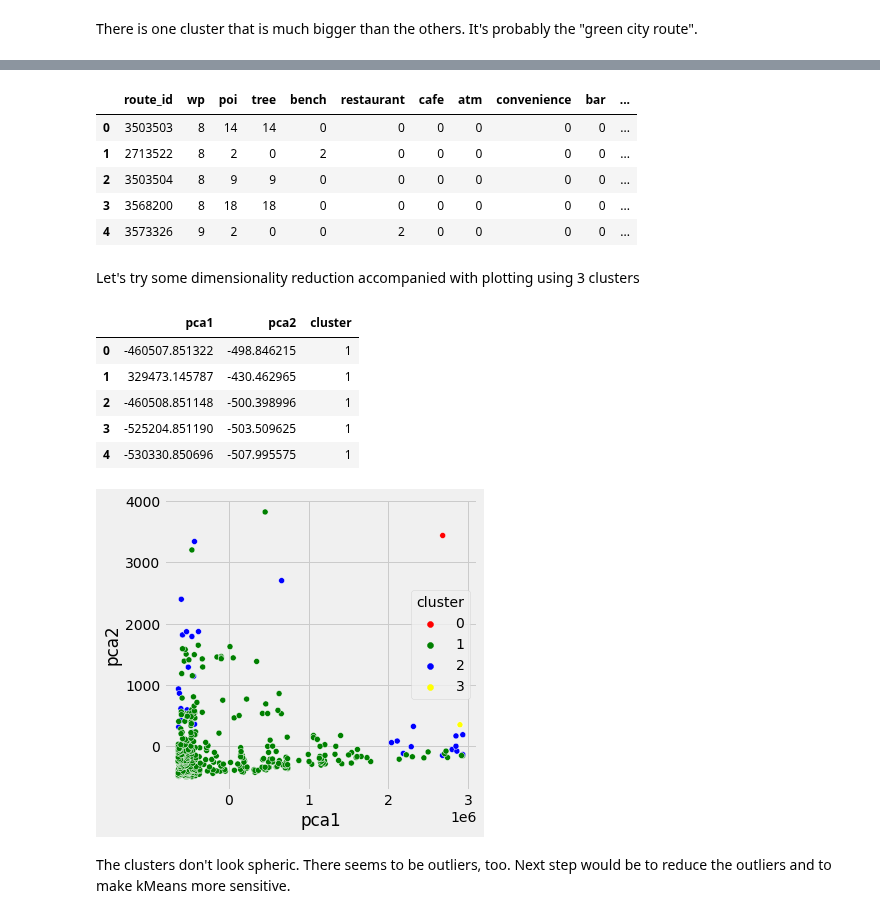
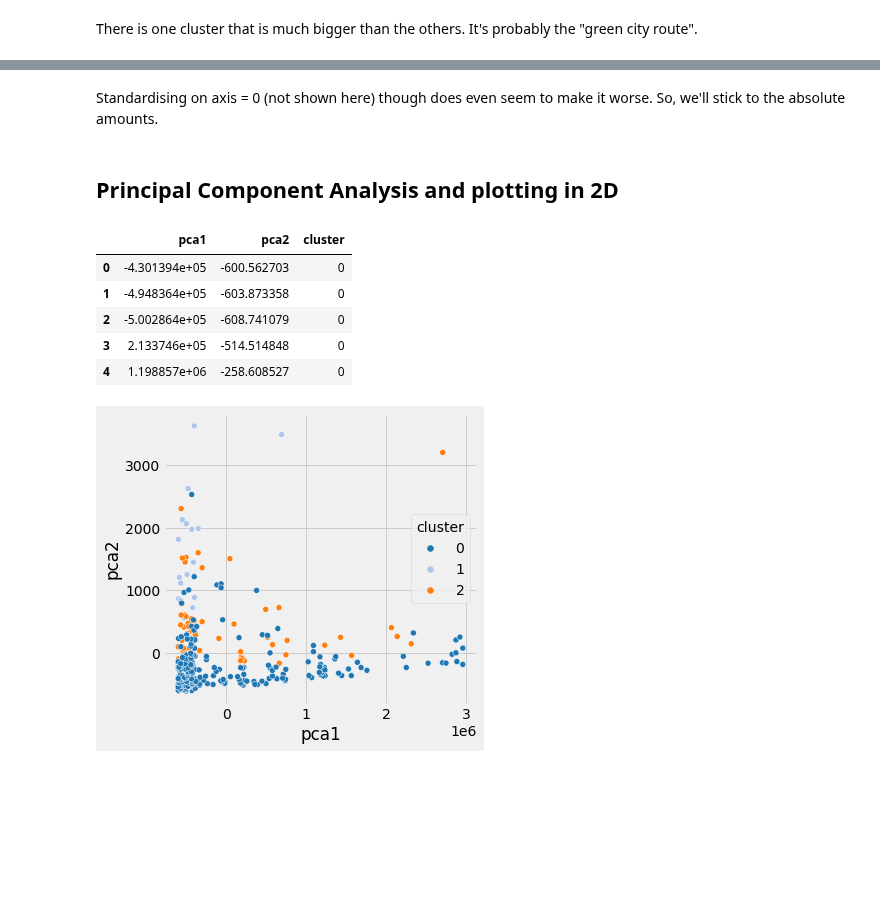
Before and after one commit to TechLabs-Berlin/wt21-way-to-go, a Jupyter notebook: machine_learning/KMeans_poicount_data.ipynb, the cells around one changed output, grey strips where cells are left out. Drawn from its saved outputs; the diff is of its cells as text; code cells hidden in the pictures; blank space fills up the shorter version.

```diff
--- a/machine_learning/KMeans_poicount_data.ipynb
+++ b/machine_learning/KMeans_poicount_data.ipynb
@@ -37 +44,4 @@ df_poicount.head()
+# %%
+# filtering out any route that passen by less than 10 points of interest
+df_poicount = df_poicount.loc[lambda x: x['poi'] > 10]
 # %%
@@ -370,11 +225,0 @@ Hugest cluster even huger than with not standardized data. The reason: it's not
-# %%
-# Mapping our labels into our dataframe (each route gets a cluster label)
-df_poicount_cluster = pd.concat([df_poicount, pd.DataFrame({'cluster':newlabel})], join='inner', axis=1)
-df_poicount_cluster.head()
-# %% [output]
-|  | route_id | wp | poi | tree | bench | restaurant | cafe | atm | convenience | bar | ... |
-| 0 | 3503503 | 8 | 14 | 14 | 0 | 0 | 0 | 0 | 0 | 0 | ... |
-| 1 | 2713522 | 8 | 2 | 0 | 2 | 0 | 0 | 0 | 0 | 0 | ... |
-| 2 | 3503504 | 8 | 9 | 9 | 0 | 0 | 0 | 0 | 0 | 0 | ... |
-| 3 | 3568200 | 8 | 18 | 18 | 0 | 0 | 0 | 0 | 0 | 0 | ... |
-| 4 | 3573326 | 9 | 2 | 0 | 0 | 2 | 0 | 0 | 0 | 0 | ... |
@@ -384,25 +226,26 @@ df_poicount_cluster.to_csv('clustered_routes.csv')
-# %% [markdown]
-Let's try some dimensionality reduction accompanied with plotting using 3 clusters
+# %% [markdown]
+Standardising on axis = 0 (not shown here) though does even seem to make it worse. So, we'll stick to the absolute amounts.
+# %% [markdown]
+Principal Component Analysis and plotting in 2D
+------------------------------------------------------------
 # %%
 # Principal Component Analysis
 pca = PCA(n_components=2)
-principal_comp = pca.fit_transform(df_poistand)
+principal_comp = pca.fit_transform(df_poicount)
 pca_df = pd.DataFrame(data=principal_comp,columns=['pca1','pca2'])
-pca_df = pd.concat([pca_df,pd.DataFrame({'cluster':newlabel})],axis=1)
+pca_df = pd.concat([pca_df,pd.DataFrame({'cluster':label})],axis=1)
 pca_df.head()
 # %% [output]
 |  | pca1 | pca2 | cluster |
-| 0 | -460507.851322 | -498.846215 | 1 |
-| 1 | 329473.145787 | -430.462965 | 1 |
-| 2 | -460508.851148 | -500.398996 | 1 |
-| 3 | -525204.851190 | -503.509625 | 1 |
-| 4 | -530330.850696 | -507.995575 | 1 |
+| 0 | -4.301394e+05 | -600.562703 | 0 |
+| 1 | -4.948364e+05 | -603.873358 | 0 |
+| 2 | -5.002864e+05 | -608.741079 | 0 |
+| 3 | 2.133746e+05 | -514.514848 | 0 |
+| 4 | 1.198857e+06 | -258.608527 | 0 |
 # %%
 # Scatterplot of our clusters, reduced to two dimensions
 plt.figure(figsize=(5,5))
-ax= sns.scatterplot(x='pca1', y='pca2', hue='cluster',data=pca_df,palette=['red','green','blue','yellow'])
+ax= sns.scatterplot(x='pca1', y='pca2', hue='cluster', data=pca_df, palette='tab20')
 plt.show()
 # %% [output]
-[figure, old version]
+[figure, new version]
-# %% [markdown]
-The clusters don't look spheric. There seems to be outliers, too. Next step would be to reduce the outliers and to make kMeans more sensitive.
```
Also changed, not shown: parts of 63 cells of this notebook.
